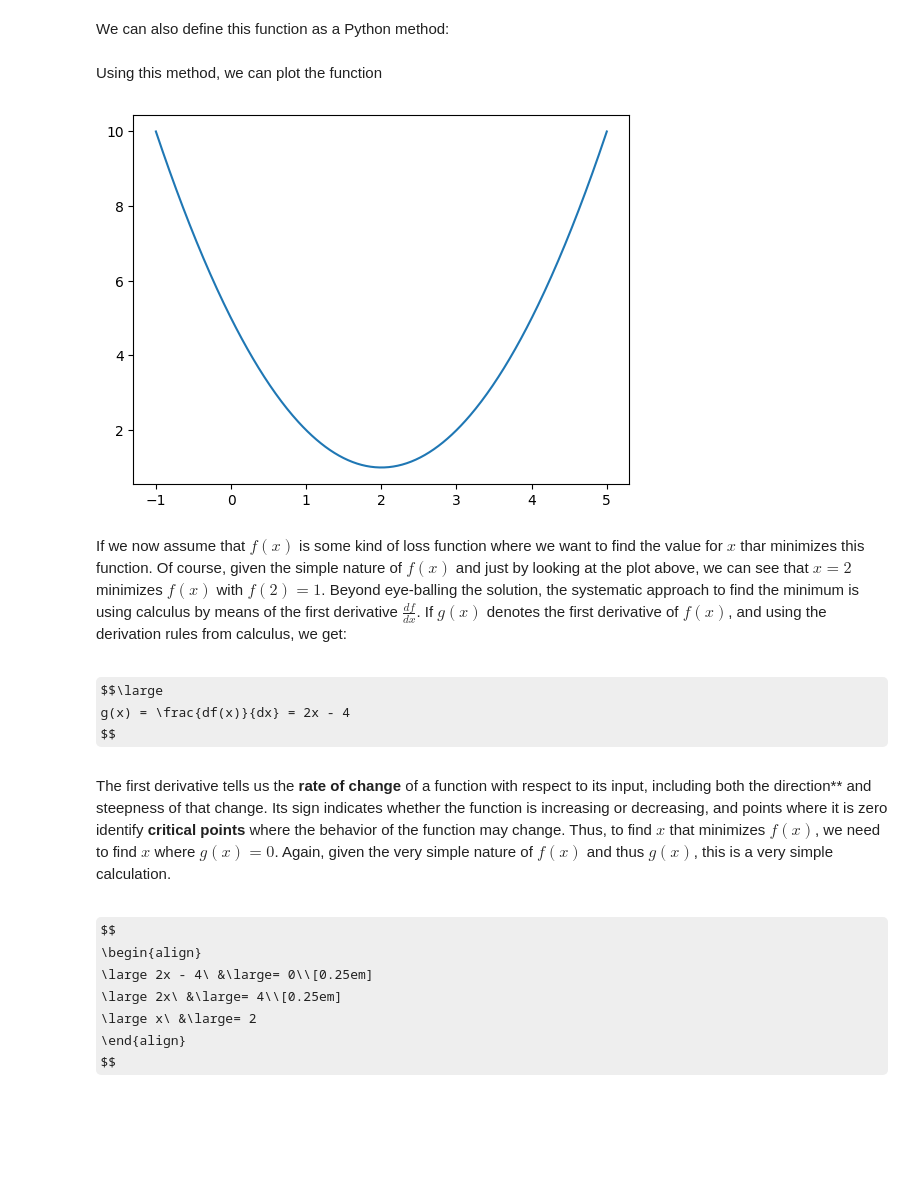
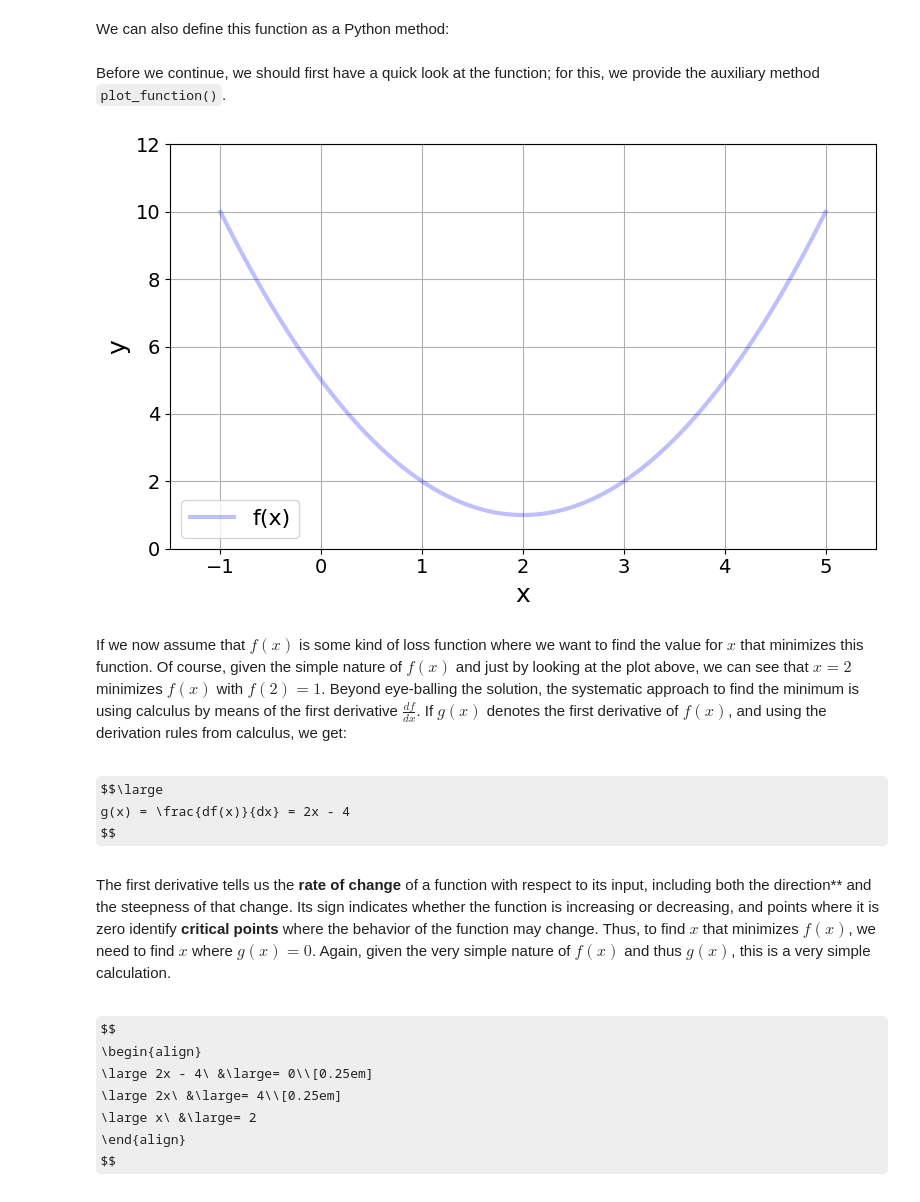
Before and after one commit to chrisvdweth/selene, a Jupyter notebook: notebooks/gradient_descent_basics.ipynb, the cells around one changed output. Saved outputs shown, nothing was run; the diff lists cells and outputs as text; code cells hidden in the pictures; some formulas as TeX source; blank space fills up the shorter version.

```diff
--- a/notebooks/gradient_descent_basics.ipynb
+++ b/notebooks/gradient_descent_basics.ipynb
@@ -40,26 +42,22 @@ $$
 # %% [markdown]
 We can also define this function as a Python method:
 # %%
-def f(x):
+def f1(x):
     return x**2 - 4*x + 5
 # %% [markdown]
-Using this method, we can plot the function
+Before we continue, we should first have a quick look at the function; for this, we provide the auxiliary method `plot_function()`.
 # %%
-x = np.linspace(-1, 5, 400)
-y = f(x)
-plt.figure()
-plt.plot(x, y)
-plt.show()
+plot_function(f1)
 # %% [output]
-[figure, old version]
+[figure, new version]
 # %% [markdown]
-If we now assume that $f(x)$ is some kind of loss function where we want to find the value for $x$ thar minimizes this function. Of course, given the simple nature of $f(x)$ and just by looking at the plot above, we can see that $x=2$ minimizes $f(x)$ with $f(2) = 1$. Beyond eye-balling the solution, the systematic approach to find the minimum is using calculus by means of the first derivative $\frac{df}{dx}$. If $g(x)$ denotes the first derivative of $f(x)$, and using the derivation rules from calculus, we get:
+If we now assume that $f(x)$ is some kind of loss function where we want to find the value for $x$ that minimizes this function. Of course, given the simple nature of $f(x)$ and just by looking at the plot above, we can see that $x=2$ minimizes $f(x)$ with $f(2) = 1$. Beyond eye-balling the solution, the systematic approach to find the minimum is using calculus by means of the first derivative $\frac{df}{dx}$. If $g(x)$ denotes the first derivative of $f(x)$, and using the derivation rules from calculus, we get:
 # %% [markdown]
 $$\large
 g(x) = \frac{df(x)}{dx} = 2x - 4
 $$
 # %% [markdown]
-The first derivative tells us the **rate of change** of a function with respect to its input, including both the direction** and steepness of that change. Its sign indicates whether the function is increasing or decreasing, and points where it is zero identify **critical points** where the behavior of the function may change. Thus, to find $x$ that minimizes $f(x)$, we need to find $x$ where $g(x) = 0$. Again, given the very simple nature of $f(x)$ and thus $g(x)$, this is a very simple calculation.
+The first derivative tells us the **rate of change** of a function with respect to its input, including both the direction** and the steepness of that change. Its sign indicates whether the function is increasing or decreasing, and points where it is zero identify **critical points** where the behavior of the function may change. Thus, to find $x$ that minimizes $f(x)$, we need to find $x$ where $g(x) = 0$. Again, given the very simple nature of $f(x)$ and thus $g(x)$, this is a very simple calculation.
 # %% [markdown]
 $$
 \begin{align}
```
Also changed, not shown: parts of 94 cells of this notebook.
